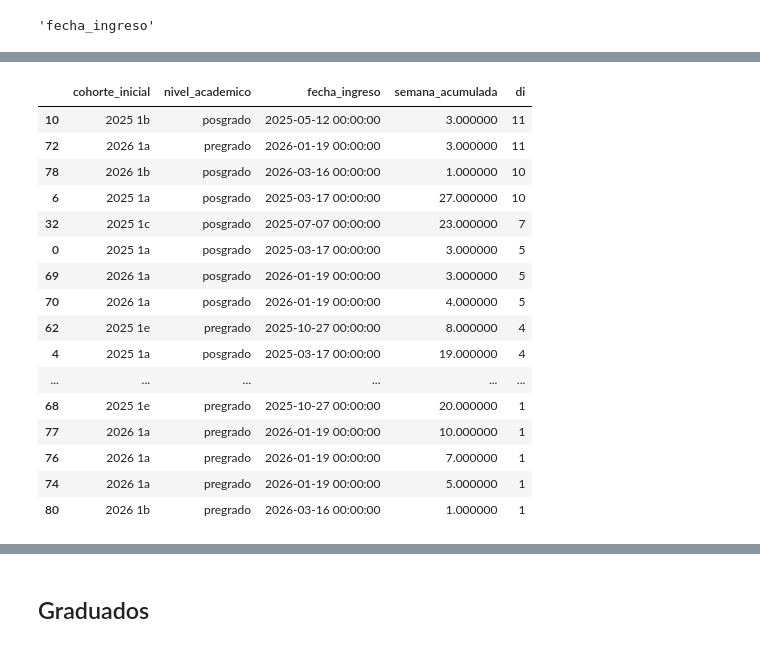
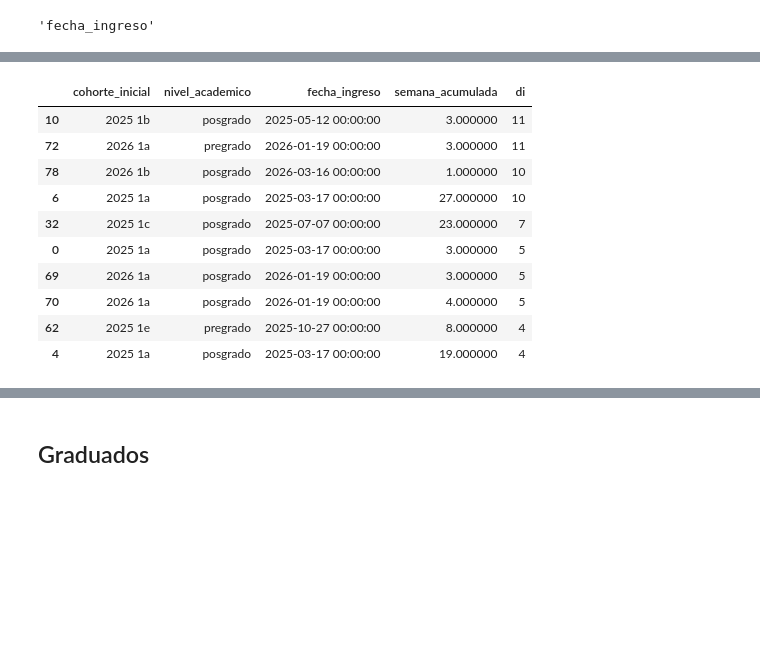
Before and after one commit to juanjimenez-design/central_perm_flow, a Jupyter notebook: notebooks/nb_calac_activos_baj_grad.ipynb, the cells around one changed output, grey strips where cells are left out. Cells and saved outputs as stored; diff of their text form; code cells hidden in the pictures; blank space fills up the shorter version.

```diff
--- a/notebooks/nb_calac_activos_baj_grad.ipynb
+++ b/notebooks/nb_calac_activos_baj_grad.ipynb
@@ -71,6 +65,8 @@ graduados_calac = parameters['graduados_calac']
 bajas_calendario_academico = nodes_abg.momento_baja(
     # 1. El DataFrame (Objeto en memoria)
     central_estaca_sd=central_estaca_sd,
+    dict_duracion=parameters['graduados_calac']['dict_niveles_duracion'],
+    fallback_weeks=parameters['graduados_calac']['graduation_fallback_weeks'],
 
     # 2. Valores extraídos de diccionarios de configuración
     central_col_fechadef=bajas_calac['central_col_fechadef'],
@@ -107,40 +93,34 @@ top_diez_desercion = (
     .loc[:, ['cohorte_inicial','nivel_academico', 'fecha_ingreso', 'semana_acumulada', 'di']]
     .groupby(['cohorte_inicial','nivel_academico',  'fecha_ingreso', 'semana_acumulada'])
     .agg({'di': 'sum'})
     .reset_index()
     .sort_values(by='di', ascending=False)
-    .head(100)
+    .head(10)
 )
 
 # 2. Aplicamos las barras de datos de color rojo
 top_diez_estilado = top_diez_desercion.style.bar(
     subset=['di'],
     color='#f8766d', # Un rojo suave tipo "soft red"
     align='left',    # Las barras nacen desde la izquierda
     vmin=0           # El mínimo es cero para que la escala sea real
 )
 
 # Visualizar en el Notebook
 top_diez_estilado
 # %% [output]
 [interactive output not drawn]
 |  | cohorte_inicial | nivel_academico | fecha_ingreso | semana_acumulada | di |
 | 10 | 2025 1b | posgrado | 2025-05-12 00:00:00 | 3.000000 | 11 |
 | 72 | 2026 1a | pregrado | 2026-01-19 00:00:00 | 3.000000 | 11 |
 | 78 | 2026 1b | posgrado | 2026-03-16 00:00:00 | 1.000000 | 10 |
 | 6 | 2025 1a | posgrado | 2025-03-17 00:00:00 | 27.000000 | 10 |
 | 32 | 2025 1c | posgrado | 2025-07-07 00:00:00 | 23.000000 | 7 |
 | 0 | 2025 1a | posgrado | 2025-03-17 00:00:00 | 3.000000 | 5 |
 | 69 | 2026 1a | posgrado | 2026-01-19 00:00:00 | 3.000000 | 5 |
 | 70 | 2026 1a | posgrado | 2026-01-19 00:00:00 | 4.000000 | 5 |
 | 62 | 2025 1e | pregrado | 2025-10-27 00:00:00 | 8.000000 | 4 |
 | 4 | 2025 1a | posgrado | 2025-03-17 00:00:00 | 19.000000 | 4 |
-| ... | ... | ... | ... | ... | ... |
-| 68 | 2025 1e | pregrado | 2025-10-27 00:00:00 | 20.000000 | 1 |
-| 77 | 2026 1a | pregrado | 2026-01-19 00:00:00 | 10.000000 | 1 |
-| 76 | 2026 1a | pregrado | 2026-01-19 00:00:00 | 7.000000 | 1 |
-| 74 | 2026 1a | pregrado | 2026-01-19 00:00:00 | 5.000000 | 1 |
-| 80 | 2026 1b | pregrado | 2026-03-16 00:00:00 | 1.000000 | 1 |
 # %%
 bajas_calendario_academico = catalog.load('central_bajas_calendario_academico')
 # %% [output]
```
Also changed, not shown: parts of 12 cells of this notebook, 11 other files.
